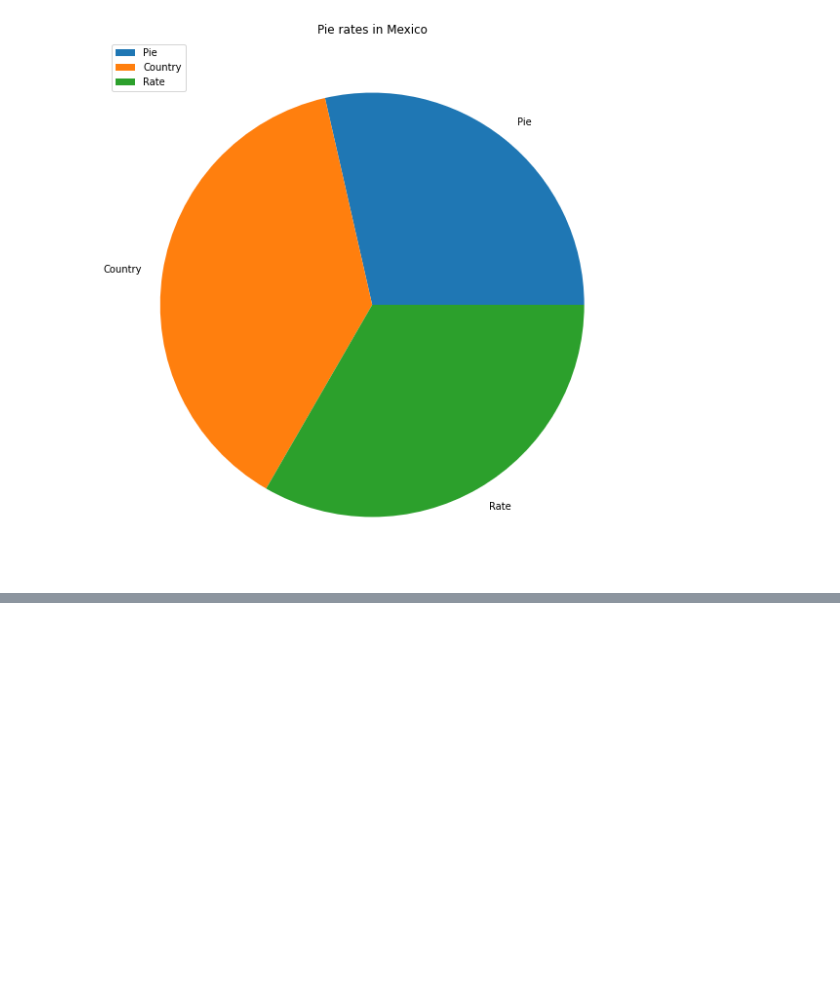
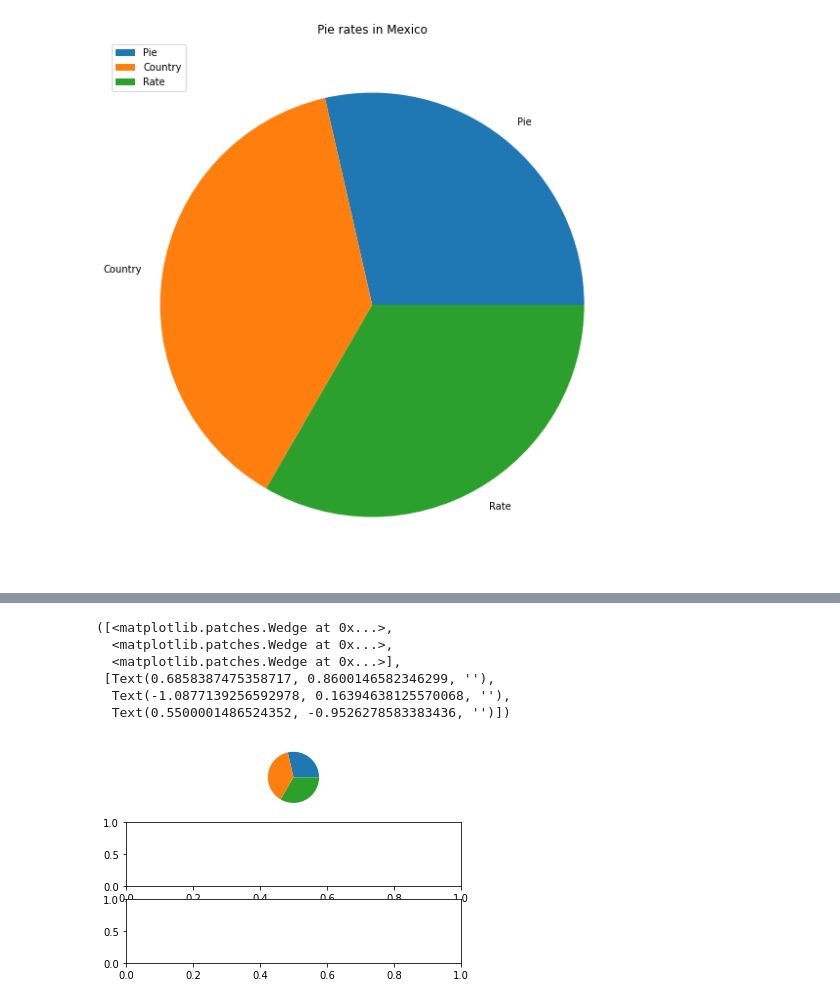
Before and after one commit to TheDarkTrumpet/BAIS-6040-0EXP-spr2021, a Jupyter notebook: Notebooks/Phase 2/08.01.04-Matplotlib.ipynb, the cells around one changed output, grey strips where cells are left out. Cells and saved outputs as stored; diff of their text form; code cells hidden in the pictures; blank space fills up the shorter version.

```diff
--- a/Notebooks/Phase 2/08.01.04-Matplotlib.ipynb
+++ b/Notebooks/Phase 2/08.01.04-Matplotlib.ipynb
@@ -100,0 +129,11 @@ Text(0.5, 1.0, 'Pie rates in Mexico')
+# %%
+fig, axs = plt.subplots(3, 1)
+axs[0].pie(mexicoRates)
+# %% [output]
+([<matplotlib.patches.Wedge at 0x...>,
+  <matplotlib.patches.Wedge at 0x...>,
+  <matplotlib.patches.Wedge at 0x...>],
+ [Text(0.6858387475358717, 0.8600146582346299, ''),
+  Text(-1.0877139256592978, 0.16394638125570068, ''),
+  Text(0.5500001486524352, -0.9526278583383436, '')])
+[figure, added]
```
Also changed, not shown: parts of 6 cells of this notebook.
